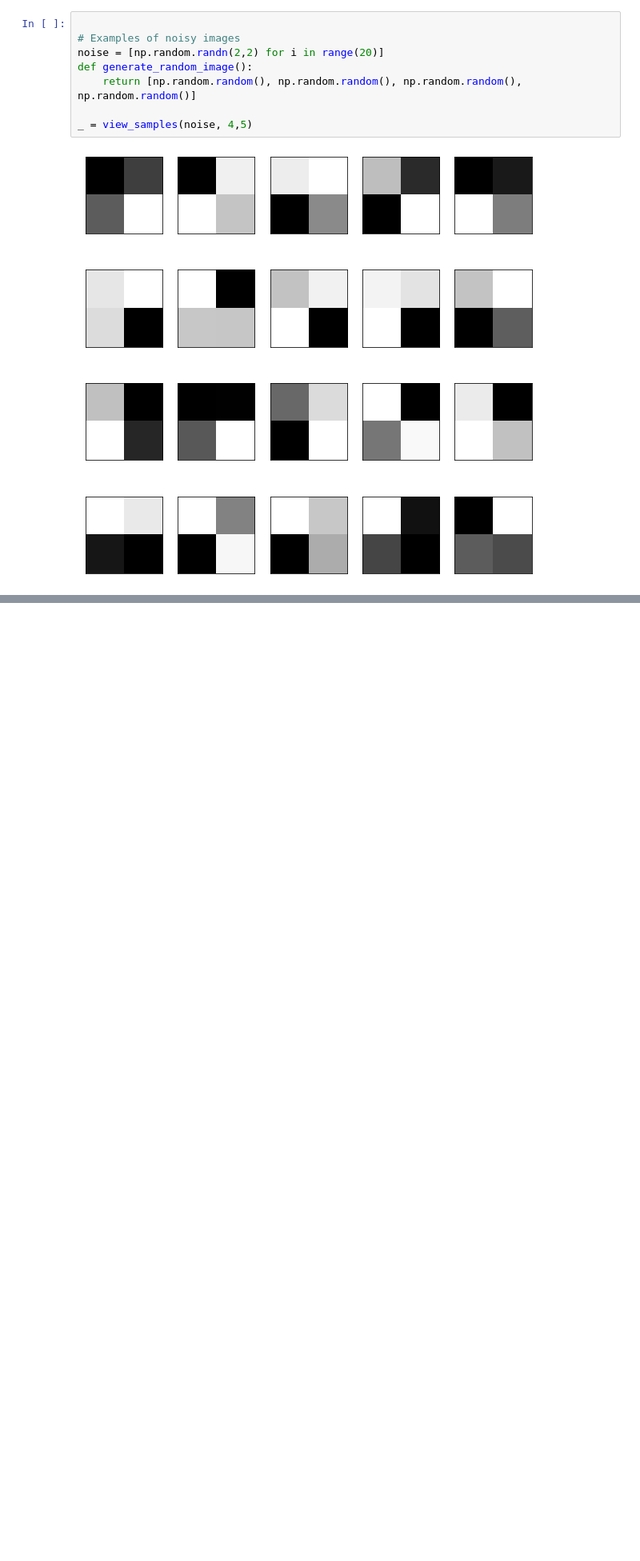
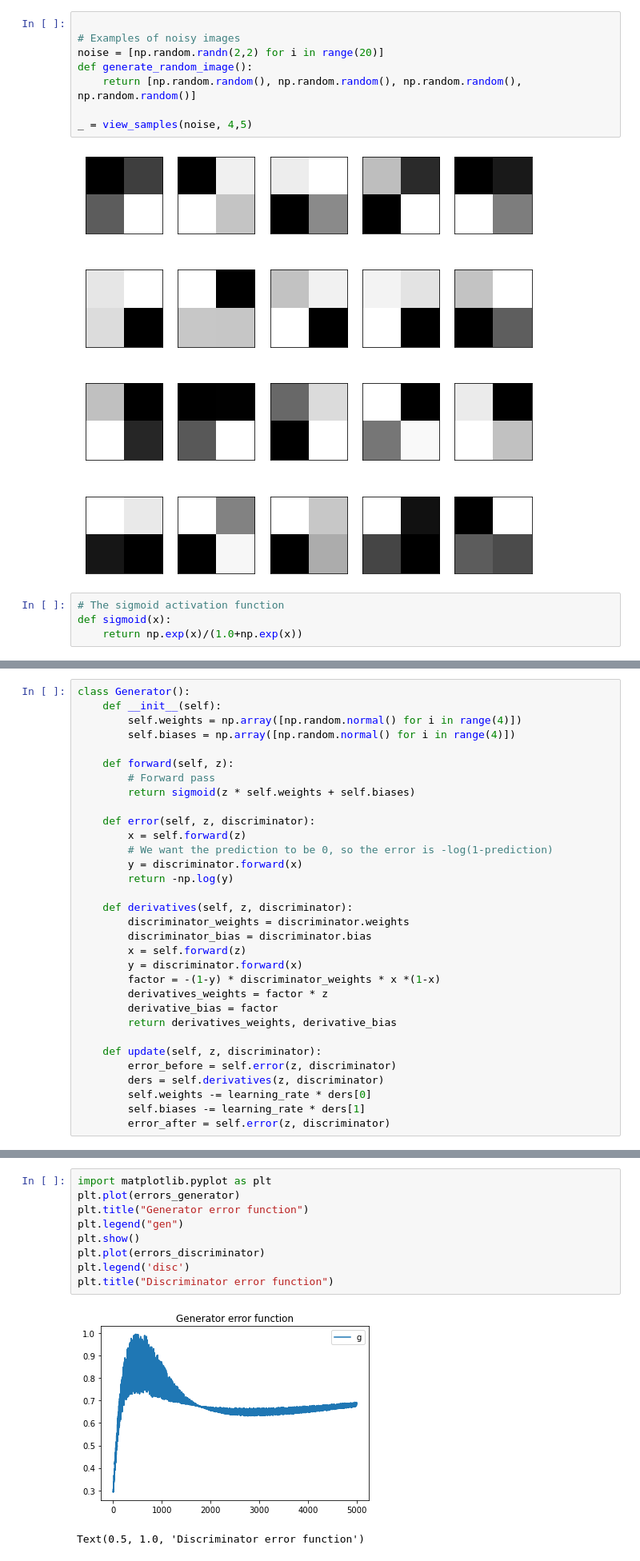
Before and after one commit to sdswoops824/GAN_faces, a Jupyter notebook: GAN_slanted_faces.ipynb, the cells around one changed output, grey strips where cells are left out. Shown: that part at 80% size. Cells and saved outputs as stored; diff of their text form; blank space fills up the shorter version.

```diff
--- a/GAN_slanted_faces.ipynb
+++ b/GAN_slanted_faces.ipynb
@@ -38,3 +38,7 @@ def generate_random_image():
 _ = view_samples(noise, 4,5)
 # %% [output]
 [figure]
+# %%
+# The sigmoid activation function
+def sigmoid(x):
+    return np.exp(x)/(1.0+np.exp(x))
@@ -40,0 +88,32 @@ _ = view_samples(noise, 4,5)
+# %%
+class Generator():
+    def __init__(self):
+        self.weights = np.array([np.random.normal() for i in range(4)])
+        self.biases = np.array([np.random.normal() for i in range(4)])
+
+    def forward(self, z):
+        # Forward pass
+        return sigmoid(z * self.weights + self.biases)
+
+    def error(self, z, discriminator):
+        x = self.forward(z)
+        # We want the prediction to be 0, so the error is -log(1-prediction)
+        y = discriminator.forward(x)
+        return -np.log(y)
+
+    def derivatives(self, z, discriminator):
+        discriminator_weights = discriminator.weights
+        discriminator_bias = discriminator.bias
+        x = self.forward(z)
+        y = discriminator.forward(x)
+        factor = -(1-y) * discriminator_weights * x *(1-x)
+        derivatives_weights = factor * z
+        derivative_bias = factor
+        return derivatives_weights, derivative_bias
+
+    def update(self, z, discriminator):
+        error_before = self.error(z, discriminator)
+        ders = self.derivatives(z, discriminator)
+        self.weights -= learning_rate * ders[0]
+        self.biases -= learning_rate * ders[1]
+        error_after = self.error(z, discriminator)
@@ -40,0 +160,12 @@ _ = view_samples(noise, 4,5)
+# %%
+import matplotlib.pyplot as plt
+plt.plot(errors_generator)
+plt.title("Generator error function")
+plt.legend("gen")
+plt.show()
+plt.plot(errors_discriminator)
+plt.legend('disc')
+plt.title("Discriminator error function")
+# %% [output]
+[figure, added]
+Text(0.5, 1.0, 'Discriminator error function')
```
Also changed, not shown: parts of 6 cells of this notebook.
